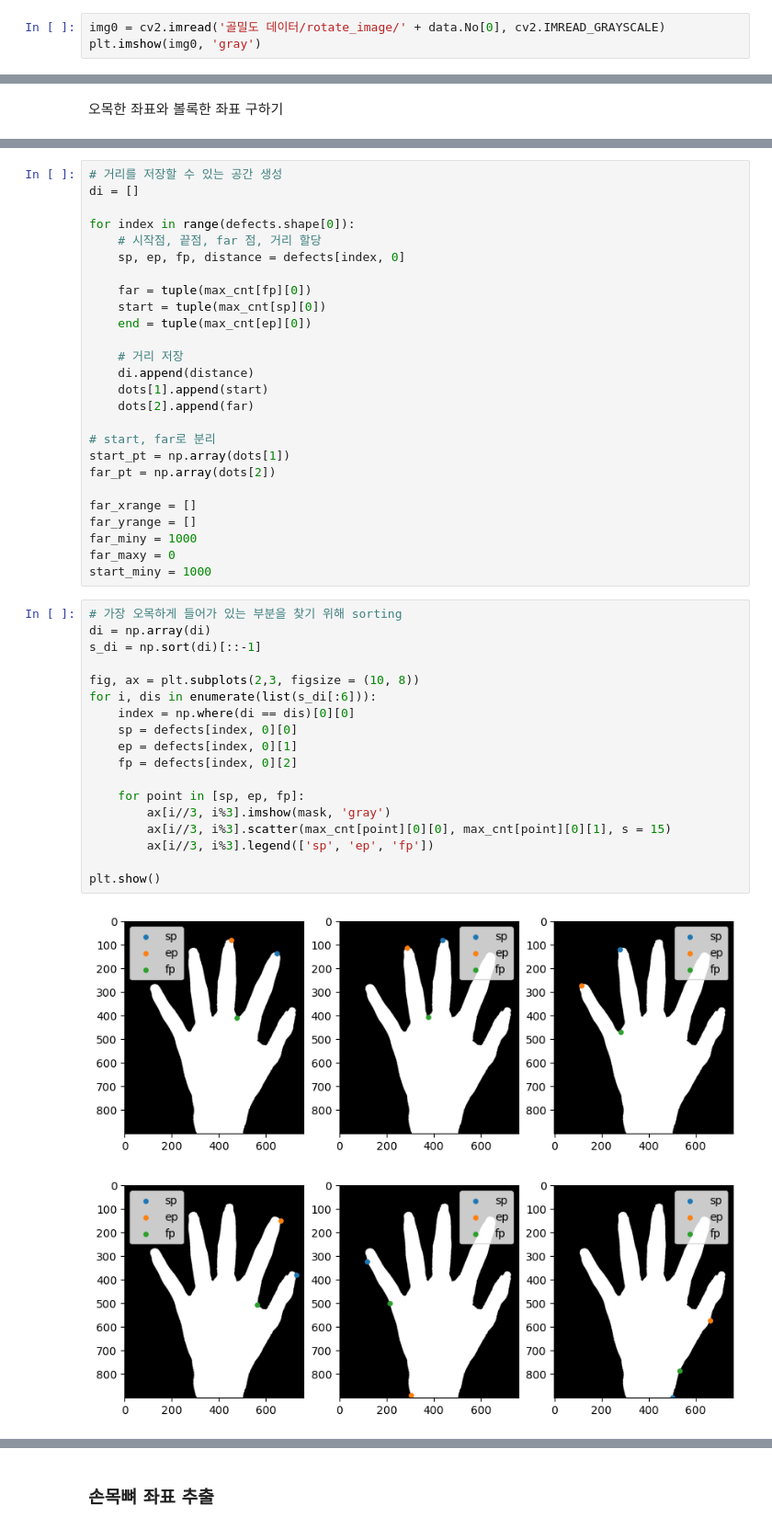
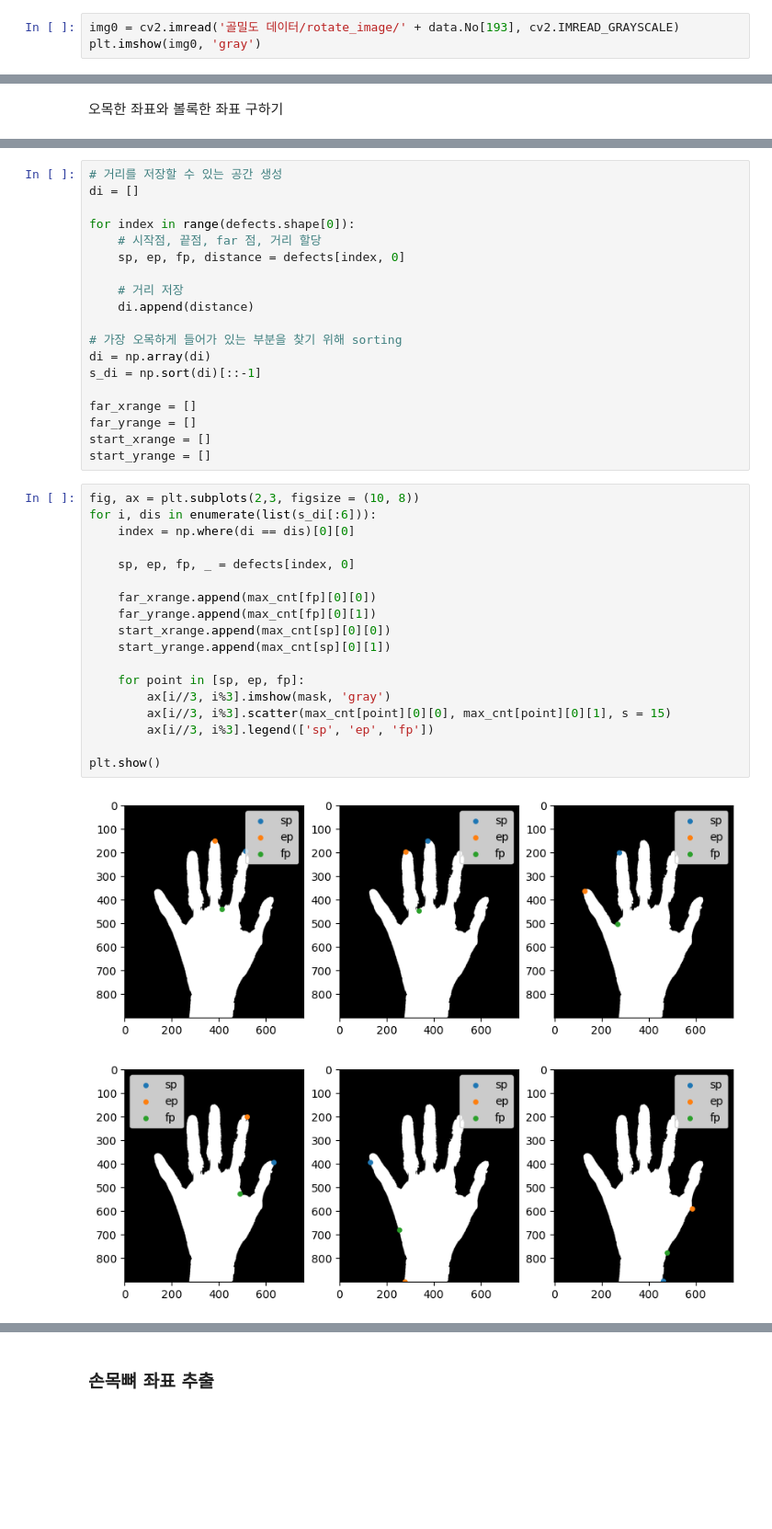
Before and after one commit to Junoflows/BoneAge_Project, a Jupyter notebook: image_roi.ipynb, the cells around one changed output, grey strips where cells are left out. Shown at 92% size. Cells and saved outputs as stored; diff of their text form; blank space fills up the shorter version.

```diff
--- a/image_roi.ipynb
+++ b/image_roi.ipynb
@@ -73,7 +73,7 @@ def get_iou(roi_points,iou_points):
 ### 샘플이미지 ROI 추출
 + 샘플 이미지 로드 및 이진화
 # %%
-img0 = cv2.imread('골밀도 데이터/rotate_image/' + data.No[0], cv2.IMREAD_GRAYSCALE)
+img0 = cv2.imread('골밀도 데이터/rotate_image/' + data.No[193], cv2.IMREAD_GRAYSCALE)
 plt.imshow(img0, 'gray')
 # %% [output]
 <matplotlib.image.AxesImage at 0x...>
@@ -143,41 +155,34 @@ for index in range(defects.shape[0]):
     # 시작점, 끝점, far 점, 거리 할당
     sp, ep, fp, distance = defects[index, 0]
 
-    far = tuple(max_cnt[fp][0])
-    start = tuple(max_cnt[sp][0])
-    end = tuple(max_cnt[ep][0])
-
     # 거리 저장
     di.append(distance)
-    dots[1].append(start)
-    dots[2].append(far)
 
-# start, far로 분리
-start_pt = np.array(dots[1])
-far_pt = np.array(dots[2])
+# 가장 오목하게 들어가 있는 부분을 찾기 위해 sorting
+di = np.array(di)
+s_di = np.sort(di)[::-1]
 
 far_xrange = []
 far_yrange = []
-far_miny = 1000
-far_maxy = 0
-start_miny = 1000
+start_xrange = []
+start_yrange = []
 # %%
-# 가장 오목하게 들어가 있는 부분을 찾기 위해 sorting
-di = np.array(di)
-s_di = np.sort(di)[::-1]
-
 fig, ax = plt.subplots(2,3, figsize = (10, 8))
 for i, dis in enumerate(list(s_di[:6])):
     index = np.where(di == dis)[0][0]
-    sp = defects[index, 0][0]
-    ep = defects[index, 0][1]
-    fp = defects[index, 0][2]
+
+    sp, ep, fp, _ = defects[index, 0]
+
+    far_xrange.append(max_cnt[fp][0][0])
+    far_yrange.append(max_cnt[fp][0][1])
+    start_xrange.append(max_cnt[sp][0][0])
+    start_yrange.append(max_cnt[sp][0][1])
 
     for point in [sp, ep, fp]:
         ax[i//3, i%3].imshow(mask, 'gray')
         ax[i//3, i%3].scatter(max_cnt[point][0][0], max_cnt[point][0][1], s = 15)
         ax[i//3, i%3].legend(['sp', 'ep', 'fp'])
 
 plt.show()
 # %% [output]
-[figure, old version]
+[figure, new version]
```
Also changed, not shown: parts of 30 cells of this notebook.
